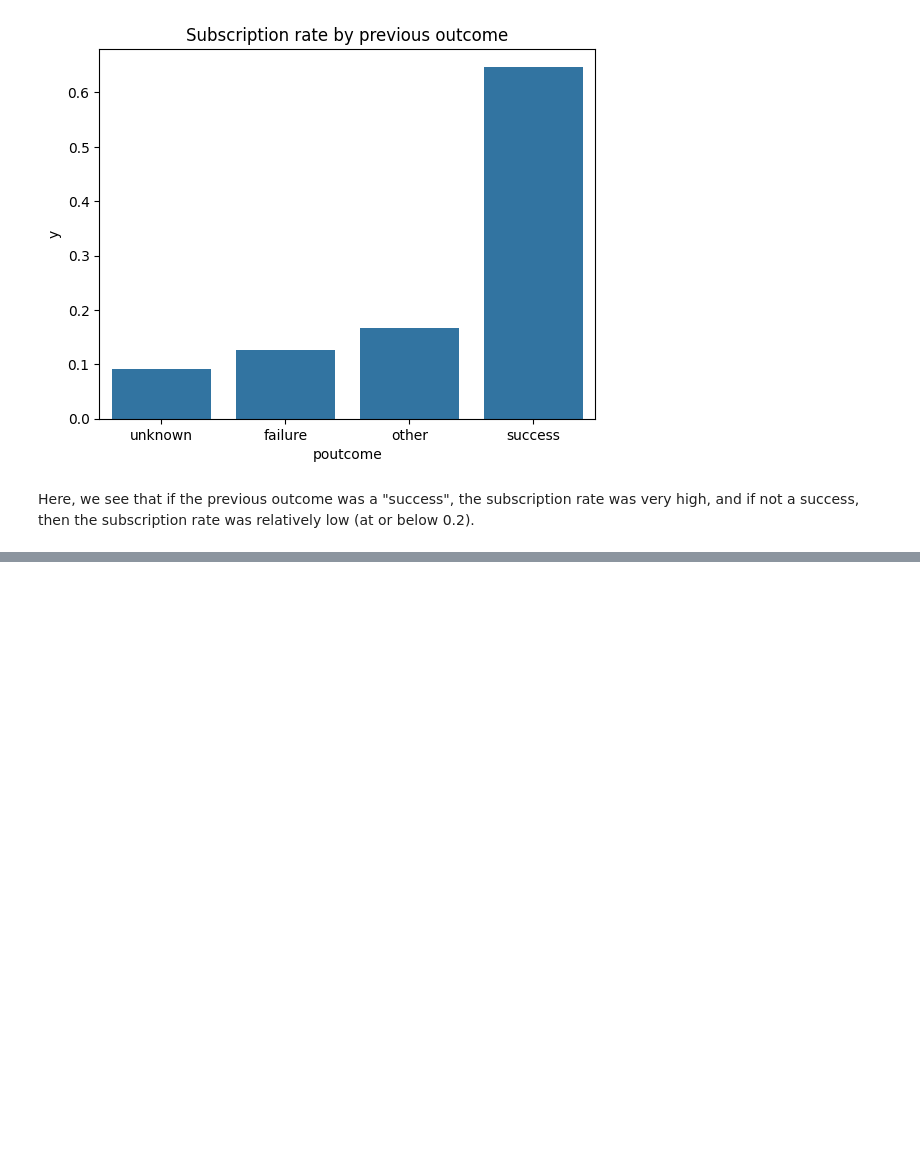
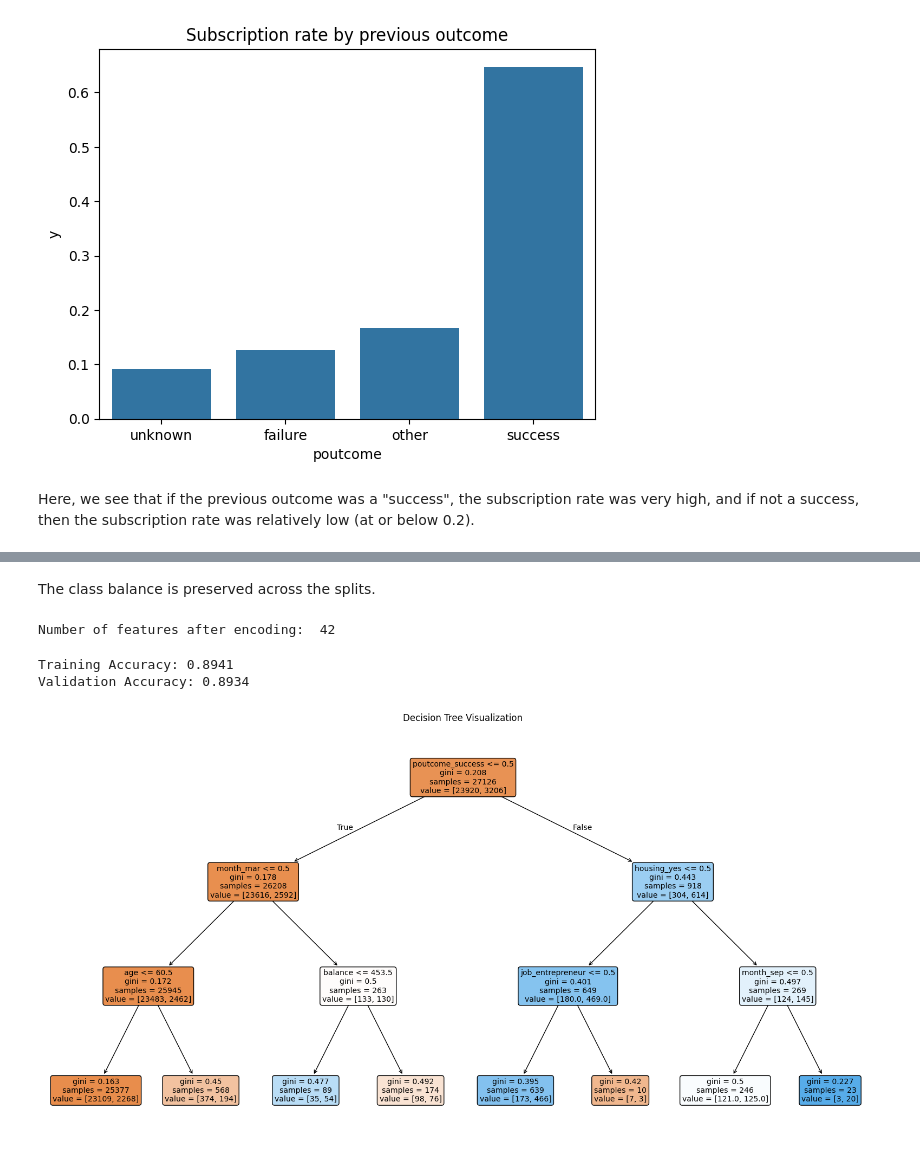
Before and after one commit to sonirohan/intro-ml, a Jupyter notebook: hw3/hw3.ipynb, the cells around one changed output, grey strips where cells are left out. Drawn from its saved outputs; the diff is of its cells as text; code cells hidden in the pictures; blank space fills up the shorter version.

```diff
--- a/hw3/hw3.ipynb
+++ b/hw3/hw3.ipynb
@@ -191,0 +238,48 @@ Here, we see that if the previous outcome was a "success", the subscription rate
+# %% [markdown]
+The class balance is preserved across the splits.
+# %%
+# 5(b)(ii)
+
+# One-hot encode all categorical features BEFORE splitting
+bank_encoded = pd.get_dummies(bank, columns=categorical_cols, drop_first=True)
+
+# Then split
+train_data_encoded = bank_encoded.iloc[train_indices]
+val_data_encoded = bank_encoded.iloc[val_indices]
+test_data_encoded = bank_encoded.iloc[test_indices]
+
+print("Number of features after encoding: ", train_data_encoded.shape[1])
+# %% [output]
+Number of features after encoding:  42
+# %%
+# 5(c)(i)
+
+# fit DecisionTreeClassifier on training data
+X_train = train_data_encoded.drop(columns=["y"])
+y_train = train_data_encoded["y"]
+dt_clf = DecisionTreeClassifier(max_depth=3, random_state=42)
+dt_clf.fit(X_train, y_train)
+
+# report training and validation accuracy
+X_val = val_data_encoded.drop(columns=["y"])
+y_val = val_data_encoded["y"]
+y_train_pred = dt_clf.predict(X_train)
+y_val_pred = dt_clf.predict(X_val)
+train_acc = metrics.accuracy_score(y_train, y_train_pred)
+val_acc = metrics.accuracy_score(y_val, y_val_pred)
+print(f"Training Accuracy: {train_acc:.4f}")
+print(f"Validation Accuracy: {val_acc:.4f}")
+# %% [output]
+Training Accuracy: 0.8941
+Validation Accuracy: 0.8934
+# %%
+# 5(c)(ii)
+
+# visualize the tree using sklearn.tree.plot_tree with feature_names so the splits are human-readable
+from sklearn.tree import plot_tree
+plt.figure(figsize=(20, 10))
+plot_tree(dt_clf, feature_names=X_train.columns, filled=True, rounded=True)
+plt.title("Decision Tree Visualization")
+plt.show()
+# %% [output]
+[figure, added]
```
Also changed, not shown: parts of 24 cells of this notebook.
